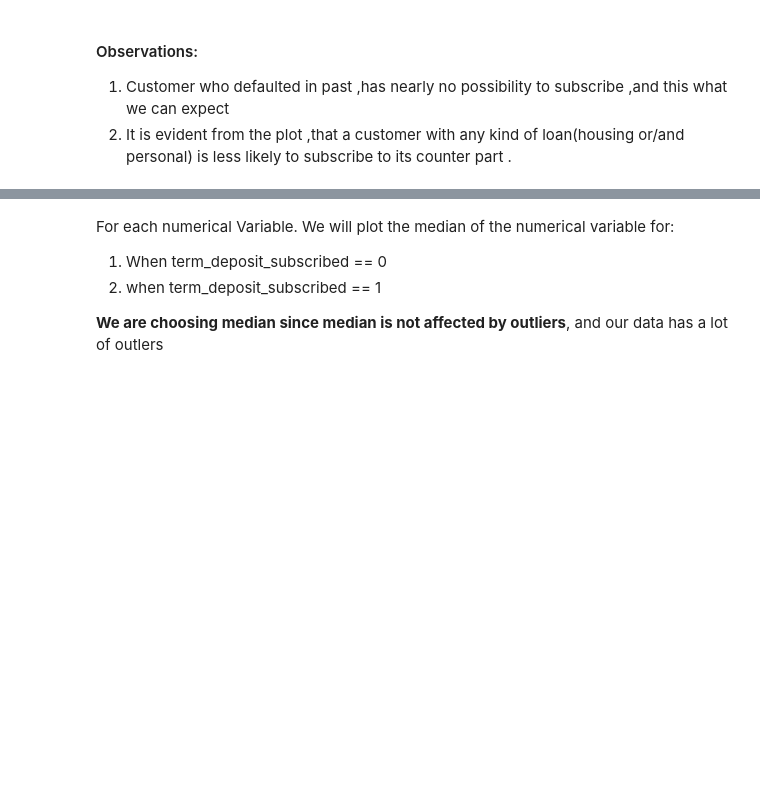
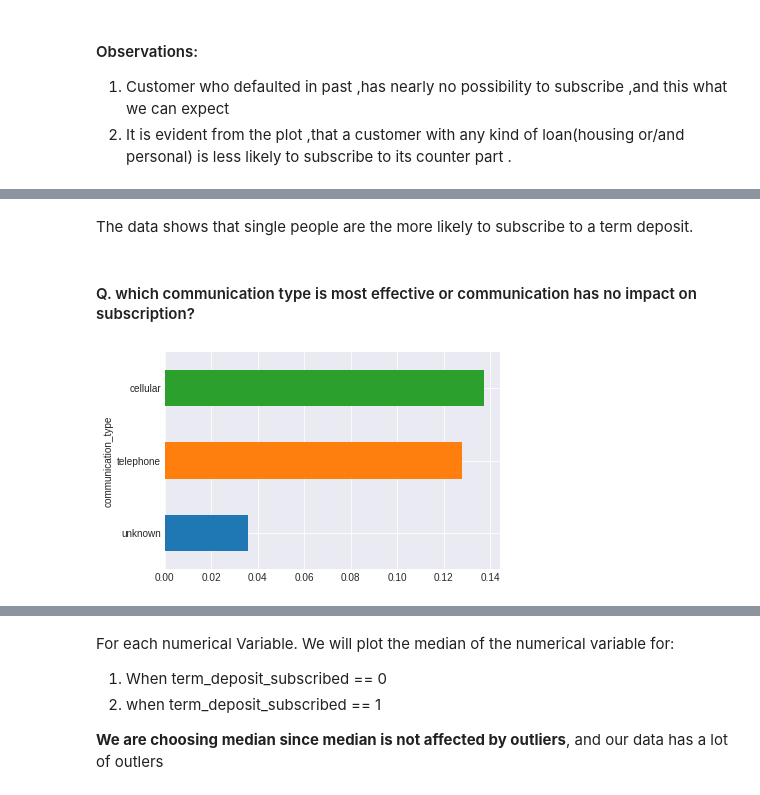
Before and after one commit to faisal-git/Intelligent_Target, a Jupyter notebook: Intelligent Targeting.ipynb, the cells around one changed output, grey strips where cells are left out. Cells and saved outputs as stored; diff of their text form; code cells hidden in the pictures; blank space fills up the shorter version.

```diff
--- a/Intelligent Targeting.ipynb
+++ b/Intelligent Targeting.ipynb
@@ -340,7 +317,0 @@ https://seaborn.pydata.org/generated/seaborn.kdeplot.html
-# %%
-sns.set(font_scale=1.3)
-fig, axes = plt.subplots(4, 2, figsize=(18, 14))
-axes = [ax for axes_row in axes for ax in axes_row]
-for i, c in enumerate(num_cols):
-  plot = sns.kdeplot(data=train, x=c, ax=axes[i], fill=True)
-plt.tight_layout()
@@ -349,7 +317,0 @@ plt.tight_layout()
-# %%
-sns.set(font_scale=1.3)
-fig, axes = plt.subplots(4, 2, figsize=(18, 14))
-axes = [ax for axes_row in axes for ax in axes_row]
-for i, c in enumerate(num_cols):
-  plot = sns.kdeplot(data=train, x=c, hue=TARGET_COL, multiple='fill', ax=axes[i])
-plt.tight_layout()
@@ -357,0 +327,8 @@ plt.tight_layout()
+# %% [markdown]
+The data shows that single people are the more likely to subscribe to a term deposit.
+# %% [markdown]
+#### Q. which communication type is most effective or communication has no impact on subscription?
+# %%
+_ = train.groupby('communication_type')[target].mean().sort_values().plot(kind = 'barh')
+# %% [output]
+[figure, added]
```
Also changed, not shown: parts of 82 cells of this notebook.
